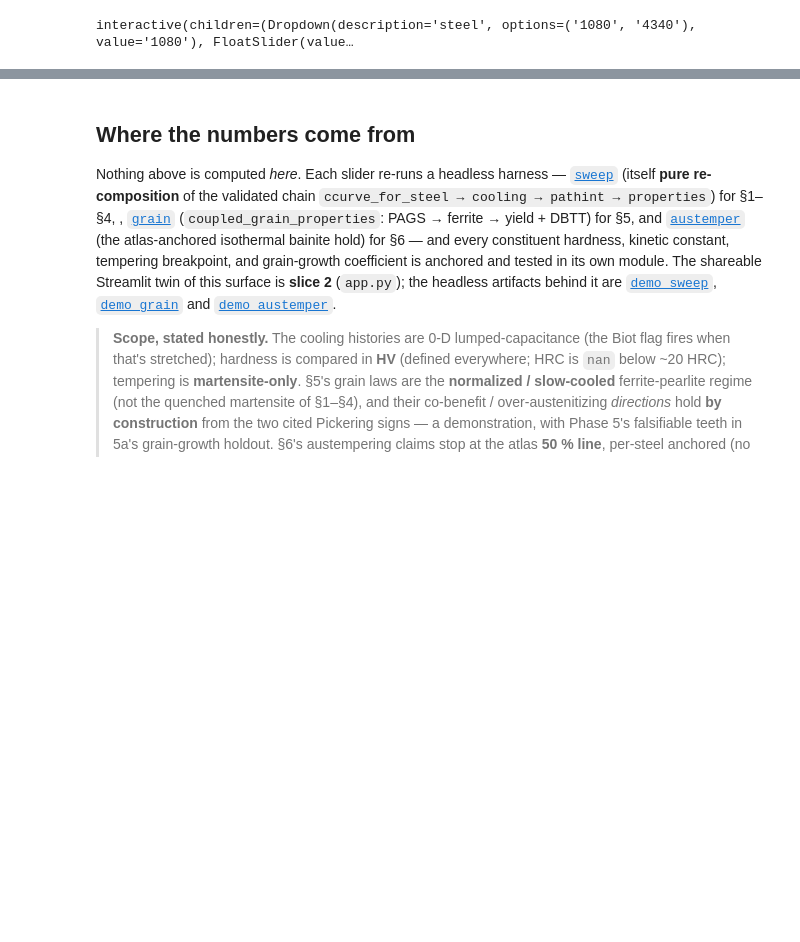
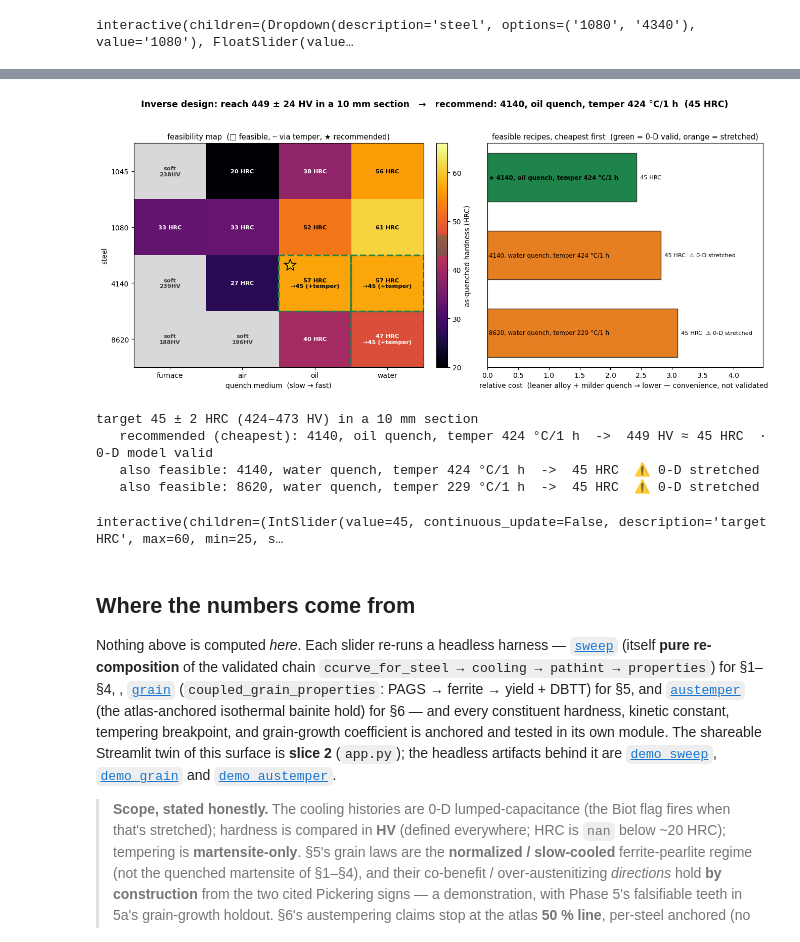
Before and after one commit to BoykoNeov/steel-sim, a Jupyter notebook: steel/steel.ipynb, the cells around one changed output, grey strips where cells are left out. Cells and saved outputs as stored; diff of their text form; code cells hidden in the pictures; blank space fills up the shorter version.

```diff
--- a/steel/steel.ipynb
+++ b/steel/steel.ipynb
@@ -666,3 +685,55 @@ interactive(children=(Dropdown(description='steel', options=('1080', '4340'), va
+# %%
+from steel import design
+from steel.plots import design_figure
+
+def design_explorer(target_hrc=45.0, tol_hrc=2.0, section_mm=10.0):
+    # Hardness spec + section size -> the feasible recipe set: outer grade x quench enumeration
+    # + an inner temper root-find (design.find_recipes_for_HRC), every recipe re-checked against
+    # the band. The as-quenched landscape grid feeds the same figure (the render layer owns it).
+    d_m = float(section_mm) / 1000.0
+    result = design.find_recipes_for_HRC(float(target_hrc), tol_HRC=float(tol_hrc), diameter=d_m)
+    grid = sweep.sweep_grid(GRADES, media=DEFAULT_MEDIA, diameter=d_m)
+    design_figure(result, grid)
+    plt.show()                                   # figure FIRST, then the readout (flicker-safe)
+    lo, hi = result.target_band
+    print(f"target {target_hrc:.0f} ± {tol_hrc:.0f} HRC ({lo:.0f}–{hi:.0f} HV) "
+          f"in a {section_mm:.0f} mm section")
+    if not result.feasible:
+        print("   no recipe in this grade × quench × temper space reaches it "
+              "— the target is outside the achievable envelope.")
+        return
+    def _hrc(r):
+        return f"{r.HRC:.0f} HRC" if np.isfinite(r.HRC) else "(off HRC scale)"
+    rec = result.recommended
+    valid = "0-D model valid" if rec.lumped_valid else "⚠ 0-D lumped model stretched (Biot > 0.1)"
+    print(f"   recommended (cheapest): {rec.label()}  ->  {rec.HV:.0f} HV ≈ {_hrc(rec)}  · {valid}")
+    for r in result.recipes[1:]:
+        flag = "" if r.lumped_valid else "  ⚠ 0-D stretched"
+        print(f"   also feasible: {r.label()}  ->  {_hrc(r)}{flag}")
+
+# Direct render (static, banked in the .ipynb) — the textbook quench-and-temper spec:
+# ~45 HRC in a 10 mm section -> 4140, oil quench, temper ~425 °C (the classic Q&T answer).
+design_explorer(45.0, 2.0, 10.0)
+# %% [output]
+[figure, added]
+target 45 ± 2 HRC (424–473 HV) in a 10 mm section
+   recommended (cheapest): 4140, oil quench, temper 424 °C/1 h  ->  449 HV ≈ 45 HRC  · 0-D model valid
+   also feasible: 4140, water quench, temper 424 °C/1 h  ->  45 HRC  ⚠ 0-D stretched
+   also feasible: 8620, water quench, temper 229 °C/1 h  ->  45 HRC  ⚠ 0-D stretched
+# %%
+# target 25-60 HRC (± up to 4) keeps the spec inside the ASTM E140 convertible band; section
+# 5-60 mm spans thin (through-hardens) to thick (only the deep-hardening alloy survives).
+interact(
+    design_explorer,
+    target_hrc=widgets.IntSlider(value=45, min=25, max=60, step=1, description="target HRC",
+                                 continuous_update=False, style={"handle_color": KNOB}),
+    tol_hrc=widgets.IntSlider(value=2, min=1, max=4, step=1, description="± HRC",
+                              continuous_update=False, style={"handle_color": KNOB}),
+    section_mm=widgets.IntSlider(value=10, min=5, max=60, step=5, description="section mm",
+                                 continuous_update=False, style={"handle_color": KNOB}),
+);
+# %% [output]
+interactive(children=(IntSlider(value=45, continuous_update=False, description='target HRC', max=60, min=25, s…
 # %% [markdown]
 ## Where the numbers come from
 
```
Also changed, not shown: parts of 1 cell of this notebook, 22 other files.
